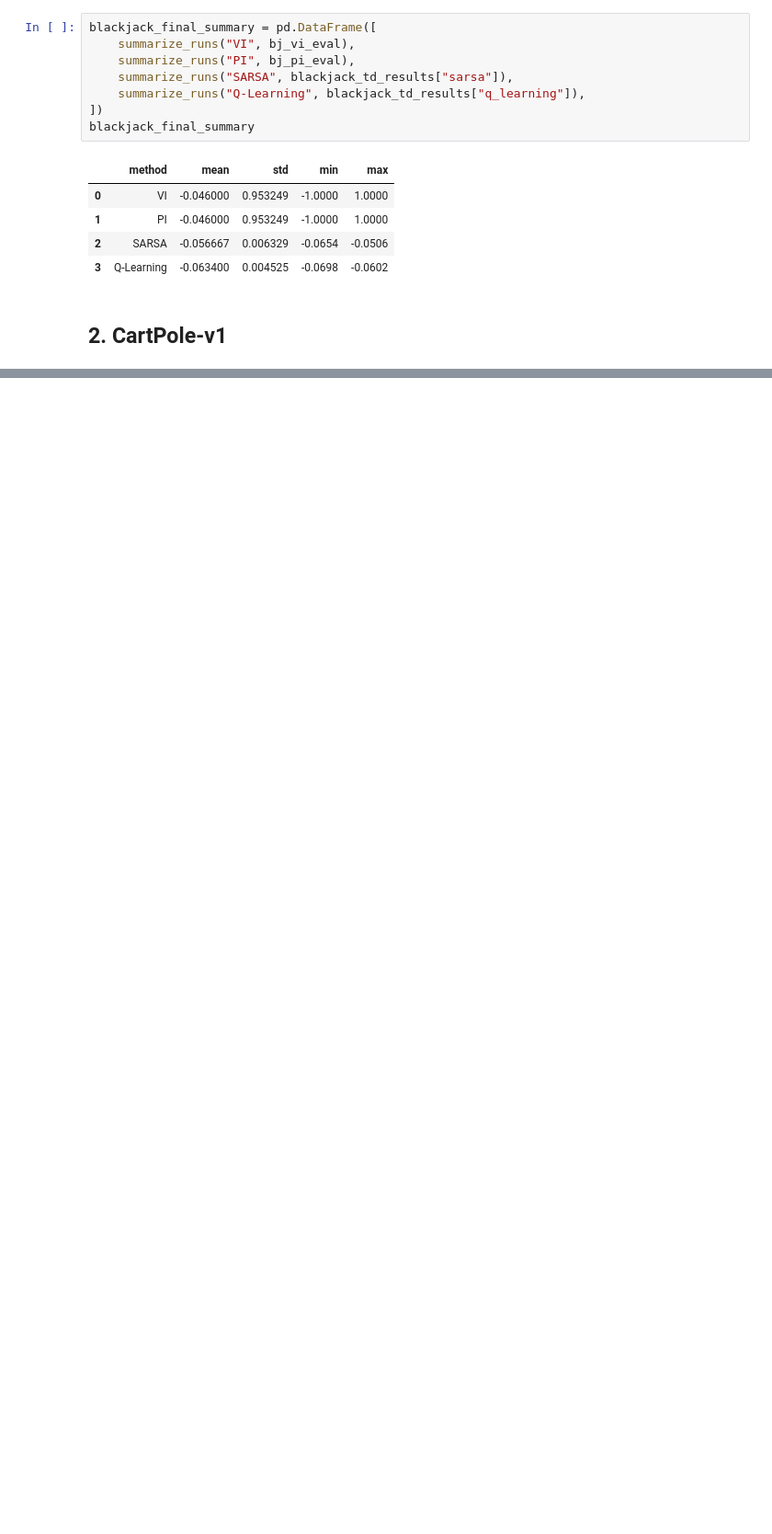
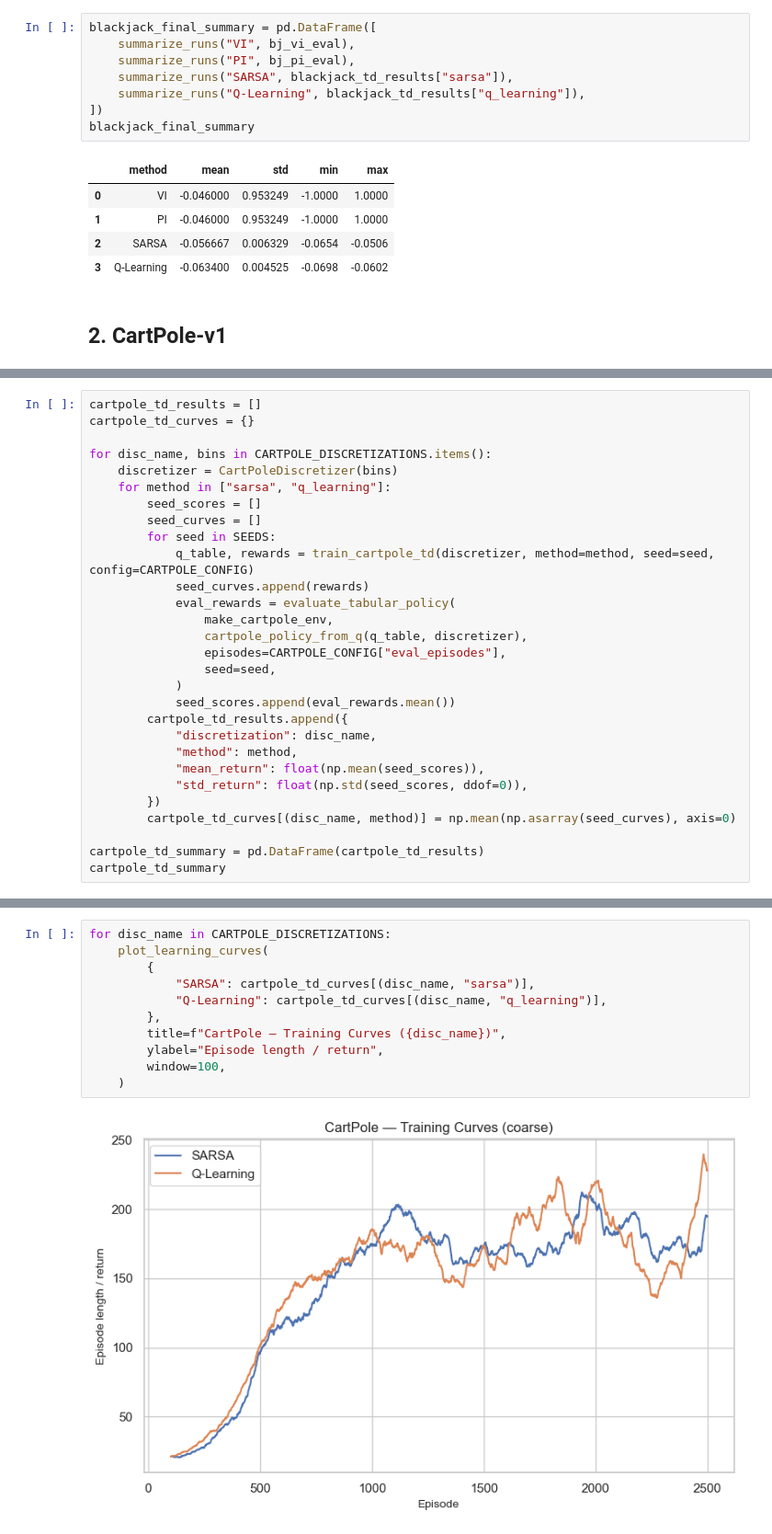
Before and after one commit to lcazorla/cs7641-reinforcement-learning, a Jupyter notebook: rl_notebook.ipynb, the cells around one changed output, grey strips where cells are left out. Shown at 92% size. Drawn from its saved outputs; the diff is of its cells as text; blank space fills up the shorter version.

Commit message:
add CartPole-v1 code

```diff
--- a/rl_notebook.ipynb
+++ b/rl_notebook.ipynb
@@ -557,0 +816,29 @@ blackjack_final_summary
+# %%
+cartpole_td_results = []
+cartpole_td_curves = {}
+
+for disc_name, bins in CARTPOLE_DISCRETIZATIONS.items():
+    discretizer = CartPoleDiscretizer(bins)
+    for method in ["sarsa", "q_learning"]:
+        seed_scores = []
+        seed_curves = []
+        for seed in SEEDS:
+            q_table, rewards = train_cartpole_td(discretizer, method=method, seed=seed, config=CARTPOLE_CONFIG)
+            seed_curves.append(rewards)
+            eval_rewards = evaluate_tabular_policy(
+                make_cartpole_env,
+                cartpole_policy_from_q(q_table, discretizer),
+                episodes=CARTPOLE_CONFIG["eval_episodes"],
+                seed=seed,
+            )
+            seed_scores.append(eval_rewards.mean())
+        cartpole_td_results.append({
+            "discretization": disc_name,
+            "method": method,
+            "mean_return": float(np.mean(seed_scores)),
+            "std_return": float(np.std(seed_scores, ddof=0)),
+        })
+        cartpole_td_curves[(disc_name, method)] = np.mean(np.asarray(seed_curves), axis=0)
+
+cartpole_td_summary = pd.DataFrame(cartpole_td_results)
+cartpole_td_summary
@@ -557,0 +853,13 @@ blackjack_final_summary
+# %%
+for disc_name in CARTPOLE_DISCRETIZATIONS:
+    plot_learning_curves(
+        {
+            "SARSA": cartpole_td_curves[(disc_name, "sarsa")],
+            "Q-Learning": cartpole_td_curves[(disc_name, "q_learning")],
+        },
+        title=f"CartPole — Training Curves ({disc_name})",
+        ylabel="Episode length / return",
+        window=100,
+    )
+# %% [output]
+[figure, added]
```
Also changed, not shown: parts of 14 cells of this notebook.
